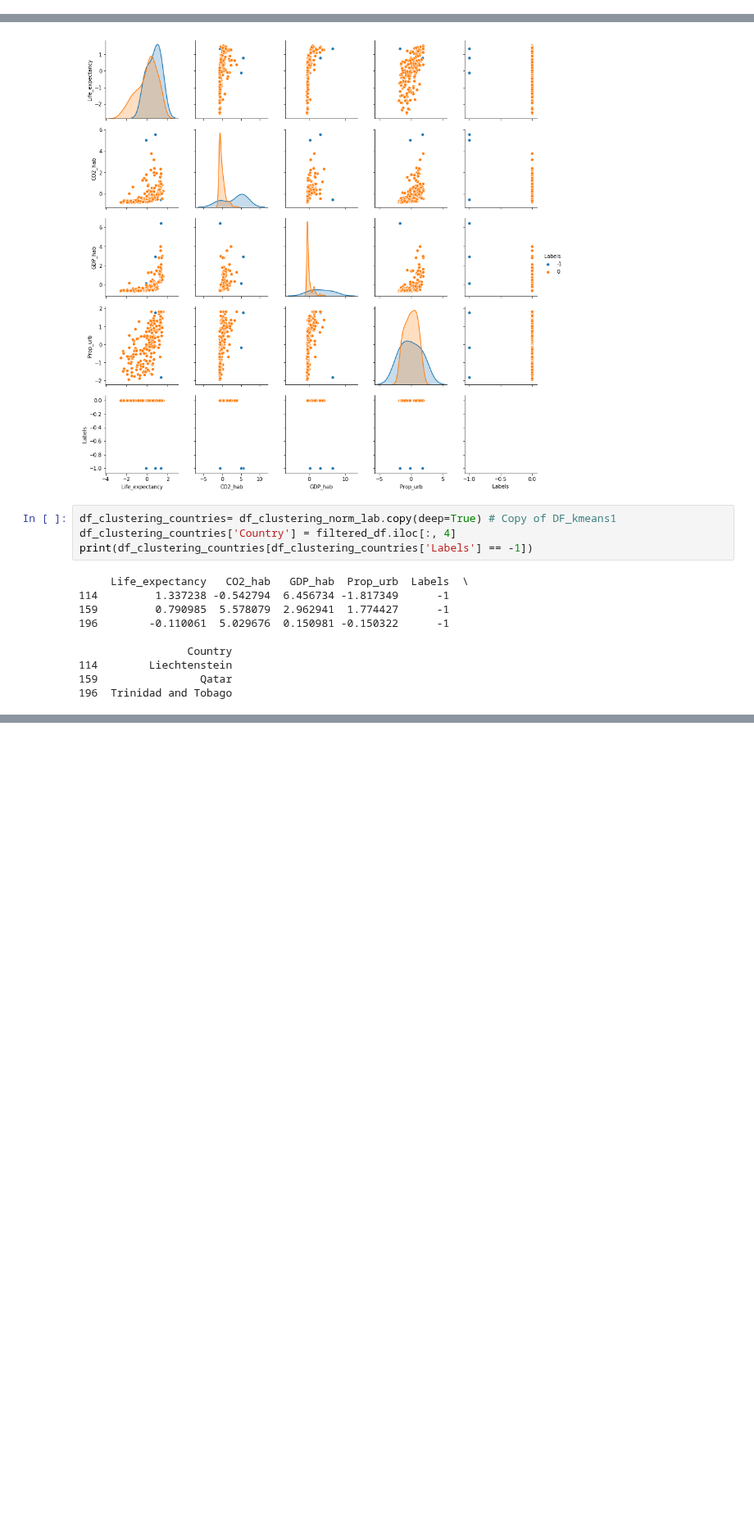
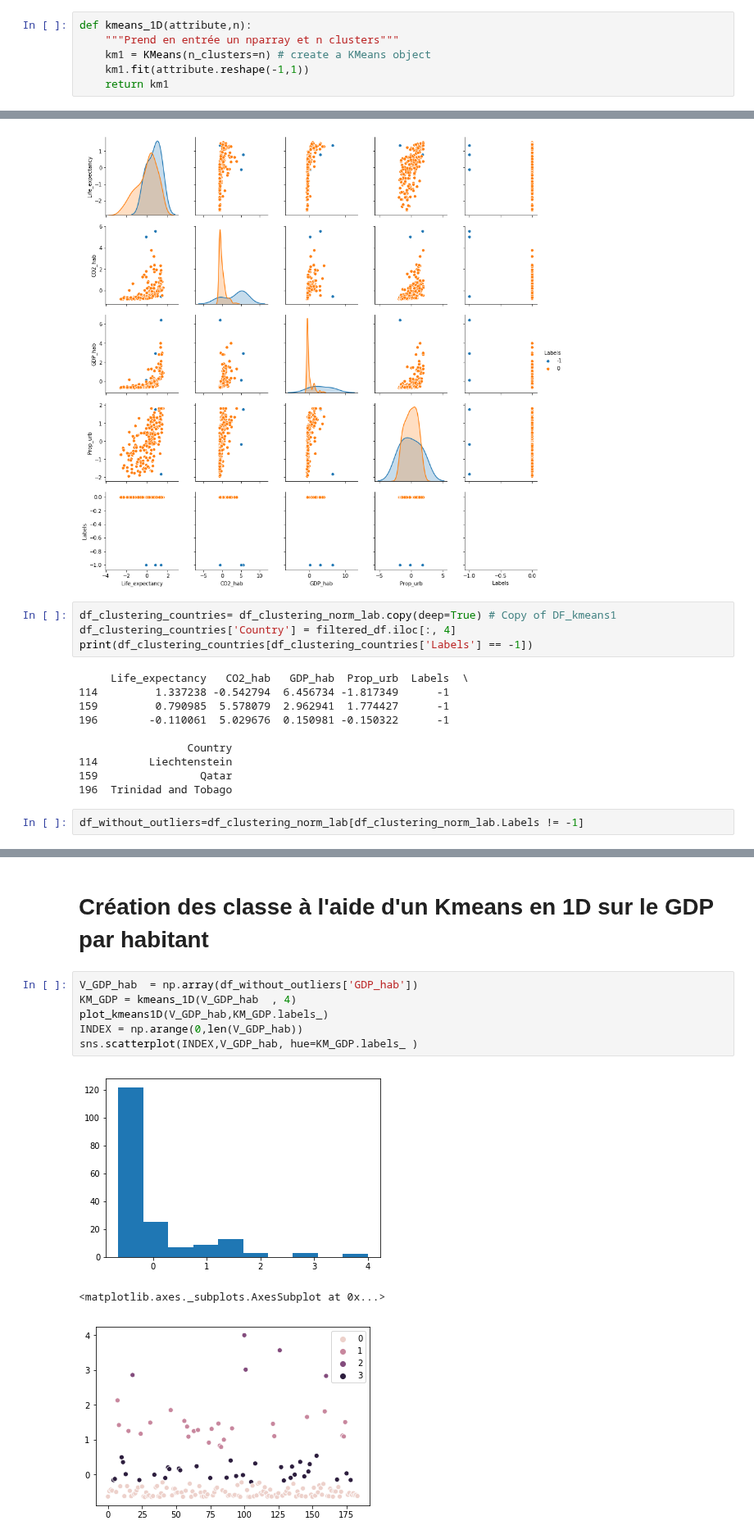
Before and after one commit to LisaNicvert/IA_project, a Jupyter notebook: IA_project_complex.ipynb, the cells around one changed output, grey strips where cells are left out. Shown at 82% size. Saved outputs shown, nothing was run; the diff lists cells and outputs as text; blank space fills up the shorter version.

Commit message:
Cretion of class labels 1D clustering on GDP

```diff
--- a/IA_project_complex.ipynb
+++ b/IA_project_complex.ipynb
@@ -82,6 +82,12 @@ def kmeans_SSE(df):
     plt.xlabel("$k$",fontsize=20)
     plt.ylabel("SSE",fontsize=14)
     return sse
+# %%
+def kmeans_1D(attribute,n):
+    """Prend en entrée un nparray et n clusters"""
+    km1 = KMeans(n_clusters=n) # create a KMeans object
+    km1.fit(attribute.reshape(-1,1))
+    return km1
 # %%
 def plot_dendro_km(df,km):
     """Plots the dendrogram for a specified clustering km and a table df.
@@ -320,3 +326,5 @@ print(df_clustering_countries[df_clustering_countries['Labels'] == -1])
 114        Liechtenstein
 159                Qatar
 196  Trinidad and Tobago
+# %%
+df_without_outliers=df_clustering_norm_lab[df_clustering_norm_lab.Labels != -1]
@@ -322,0 +339,12 @@ print(df_clustering_countries[df_clustering_countries['Labels'] == -1])
+# %% [markdown]
+# Création des classe à l'aide d'un Kmeans en 1D sur le GDP par habitant
+# %%
+V_GDP_hab  = np.array(df_without_outliers['GDP_hab'])
+KM_GDP = kmeans_1D(V_GDP_hab  , 4)
+plot_kmeans1D(V_GDP_hab,KM_GDP.labels_)
+INDEX = np.arange(0,len(V_GDP_hab))
+sns.scatterplot(INDEX,V_GDP_hab, hue=KM_GDP.labels_ )
+# %% [output]
+[figure, added]
+<matplotlib.axes._subplots.AxesSubplot at 0x...>
+[figure, added]
```
Also changed, not shown: parts of 6 cells of this notebook, 1 other file.
